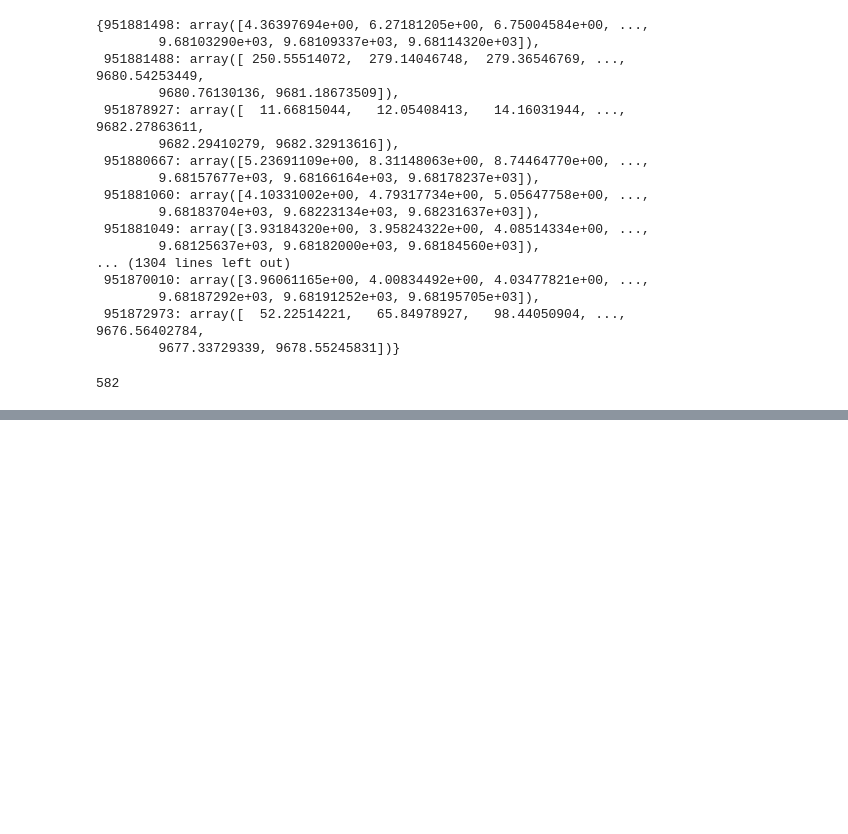
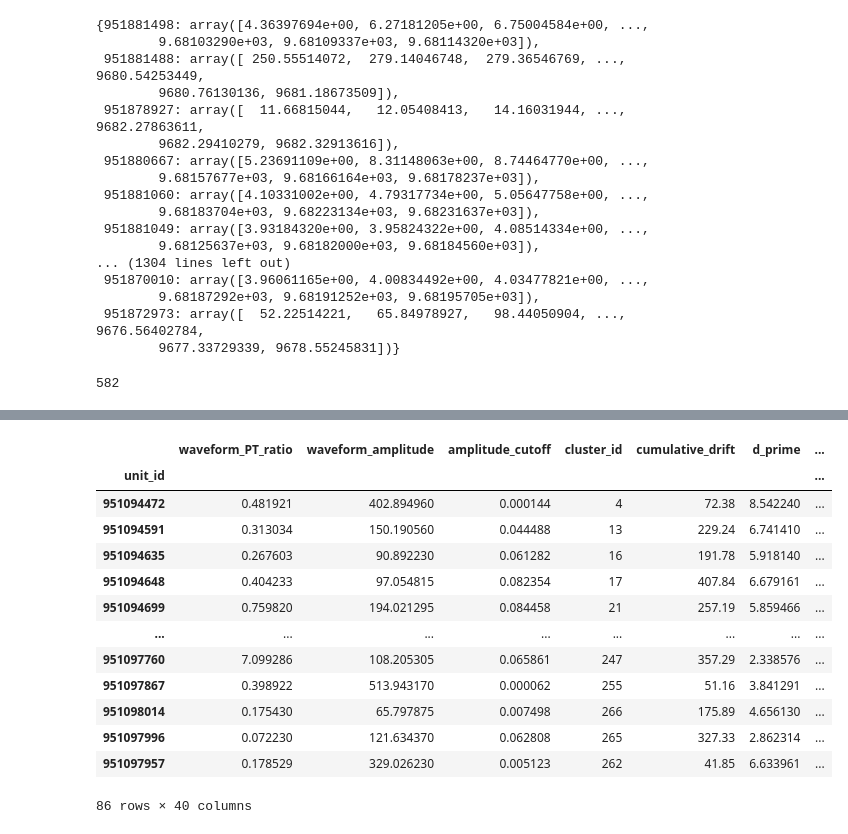
Before and after one commit to mariakesa/NeuroGarage, a Jupyter notebook: contrastive_learning/neuropixs.ipynb, the cells around one changed output, grey strips where cells are left out. Drawn from its saved outputs; the diff is of its cells as text; code cells hidden in the pictures; blank space fills up the shorter version.

```diff
--- a/contrastive_learning/neuropixs.ipynb
+++ b/contrastive_learning/neuropixs.ipynb
@@ -43,0 +134,17 @@ len(spks.keys())
+# %%
+session.units[session.units['probe_description']=='probeC']
+# %% [output]
+|  | waveform_PT_ratio | waveform_amplitude | amplitude_cutoff | cluster_id | cumulative_drift | d_prime | ... |
+| unit_id |  |  |  |  |  |  | ... |
+| 951094472 | 0.481921 | 402.894960 | 0.000144 | 4 | 72.38 | 8.542240 | ... |
+| 951094591 | 0.313034 | 150.190560 | 0.044488 | 13 | 229.24 | 6.741410 | ... |
+| 951094635 | 0.267603 | 90.892230 | 0.061282 | 16 | 191.78 | 5.918140 | ... |
+| 951094648 | 0.404233 | 97.054815 | 0.082354 | 17 | 407.84 | 6.679161 | ... |
+| 951094699 | 0.759820 | 194.021295 | 0.084458 | 21 | 257.19 | 5.859466 | ... |
+| ... | ... | ... | ... | ... | ... | ... | ... |
+| 951097760 | 7.099286 | 108.205305 | 0.065861 | 247 | 357.29 | 2.338576 | ... |
+| 951097867 | 0.398922 | 513.943170 | 0.000062 | 255 | 51.16 | 3.841291 | ... |
+| 951098014 | 0.175430 | 65.797875 | 0.007498 | 266 | 175.89 | 4.656130 | ... |
+| 951097996 | 0.072230 | 121.634370 | 0.062808 | 265 | 327.33 | 2.862314 | ... |
+| 951097957 | 0.178529 | 329.026230 | 0.005123 | 262 | 41.85 | 6.633961 | ... |
+86 rows × 40 columns
```
Also changed, not shown: parts of 11 cells of this notebook, 6 other files.
